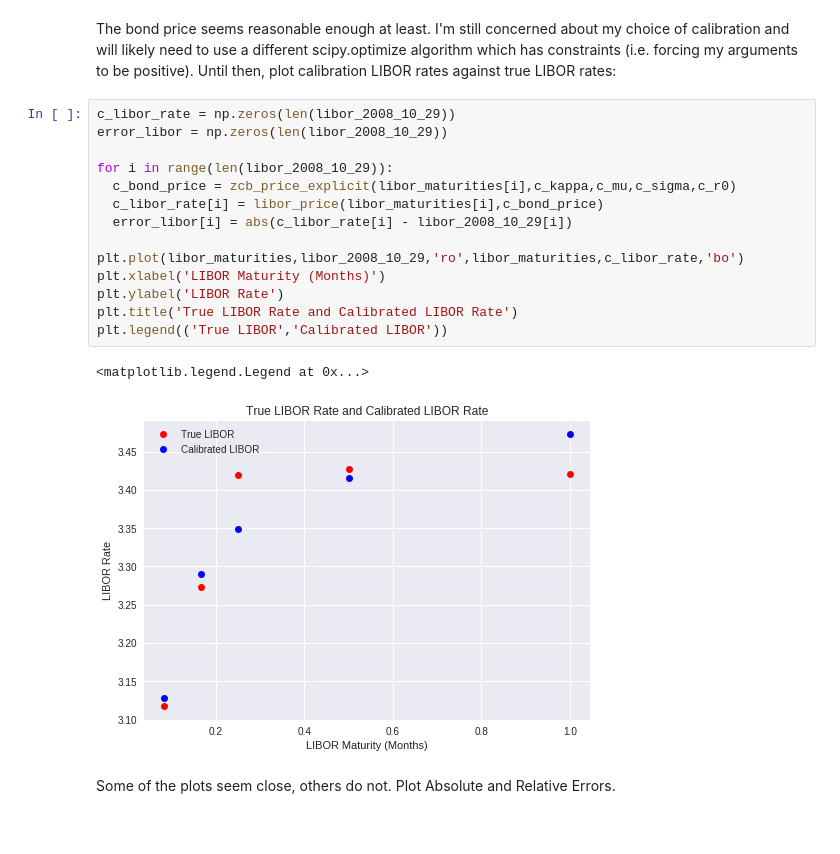
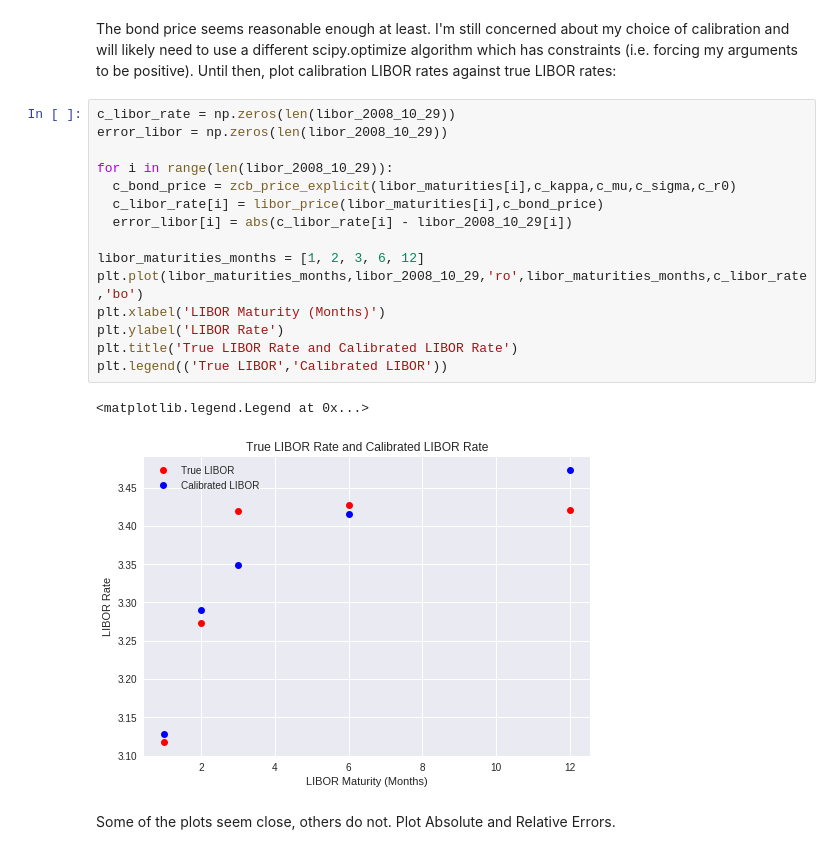
Before and after one commit to TALeonard/19ma573thomasleonard, a Jupyter notebook: src/hw7_vasicek_calibration_v04.ipynb, the cells around one changed output. Saved outputs shown, nothing was run; the diff lists cells and outputs as text.

```diff
--- a/src/hw7_vasicek_calibration_v04.ipynb
+++ b/src/hw7_vasicek_calibration_v04.ipynb
@@ -285,20 +285,21 @@ The bond price seems reasonable enough at least. I'm still concerned about my ch
 # %%
 c_libor_rate = np.zeros(len(libor_2008_10_29))
 error_libor = np.zeros(len(libor_2008_10_29))
 
 for i in range(len(libor_2008_10_29)):
   c_bond_price = zcb_price_explicit(libor_maturities[i],c_kappa,c_mu,c_sigma,c_r0)
   c_libor_rate[i] = libor_price(libor_maturities[i],c_bond_price)
   error_libor[i] = abs(c_libor_rate[i] - libor_2008_10_29[i])
 
-plt.plot(libor_maturities,libor_2008_10_29,'ro',libor_maturities,c_libor_rate,'bo')
+libor_maturities_months = [1, 2, 3, 6, 12]
+plt.plot(libor_maturities_months,libor_2008_10_29,'ro',libor_maturities_months,c_libor_rate,'bo')
 plt.xlabel('LIBOR Maturity (Months)')
 plt.ylabel('LIBOR Rate')
 plt.title('True LIBOR Rate and Calibrated LIBOR Rate')
 plt.legend(('True LIBOR','Calibrated LIBOR'))
 # %% [output]
 <matplotlib.legend.Legend at 0x...>
-[figure, old version]
+[figure, new version]
 # %% [markdown]
 Some of the plots seem close, others do not. Plot Absolute and Relative Errors.
 # %%
```
Also changed, not shown: parts of 6 cells of this notebook.
